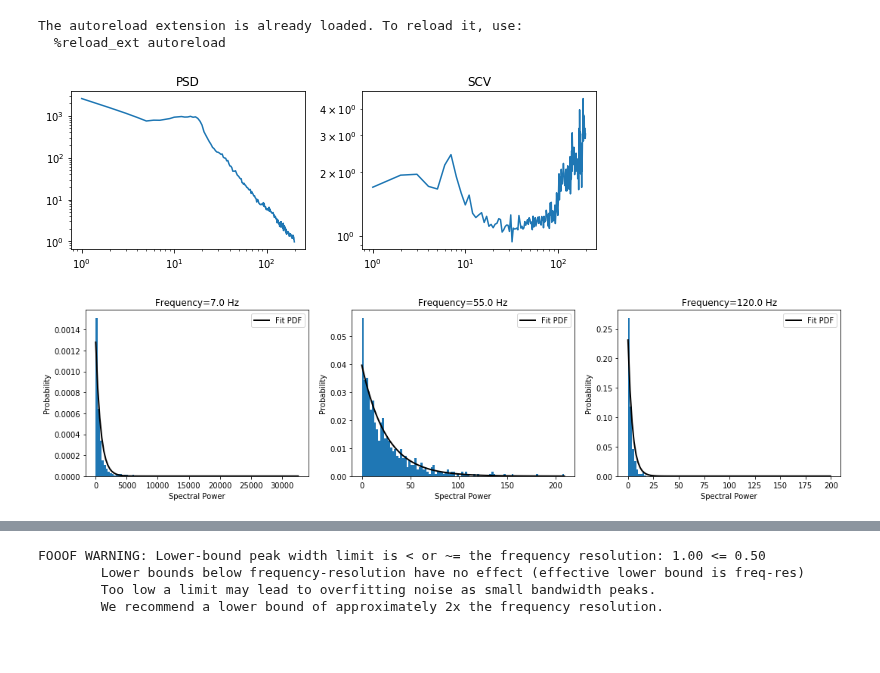
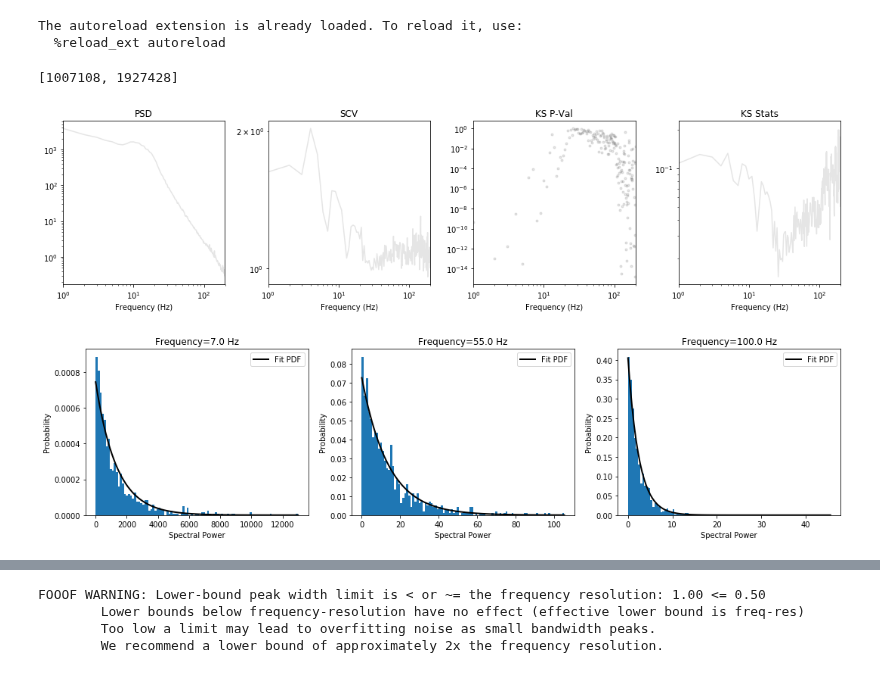
Before and after one commit to voytekresearch/SpectralCA, a Jupyter notebook: individual_notes/analysis_pipeline.ipynb, the cells around one changed output, grey strips where cells are left out. Saved outputs shown, nothing was run; the diff lists cells and outputs as text; code cells hidden in the pictures; blank space fills up the shorter version.

Commit message:
finalized pipeline for analyzing example neurotycho data

```diff
--- a/individual_notes/analysis_pipeline.ipynb
+++ b/individual_notes/analysis_pipeline.ipynb
@@ -42,14 +42,15 @@ from scv_funcs import lfpca
 #data_path ="/Users/Lauren/Data/NeuroTycho/anesthesia/20120730PF_Anesthesia+and+Sleep_Chibi_Toru+Yanagawa_mat_ECoG128/Session%d/"
 data_path ="/Users/rdgao/Documents/data/NeuroTycho/Propofol/20120730PF_Anesthesia+and+Sleep_Chibi_Toru+Yanagawa_mat_ECoG128/Session%d/"
 session = 1
-chan = [1,2,3,4] # start at 1
-chan = range(1,128)
+#chan = [0,1,2,3,4] # start at 1
+chan = range(1,129)
 
 # with specified indices
-# print(asc.get_cond(data_path, 0,1))
-indices = [0,600000]
-#indices= [0,0]
+indices = asc.get_cond(data_path, session, 2,3)
+print(indices)
 data = asc.get_ECoG(data_path, session, chan, indices)
+# %% [output]
+[1007108, 1927428]
 # %%
 # example of using LFPCA
 fs = 1000
@@ -68,27 +69,21 @@ nt_lfpca.compute_all_spectral()
 # compute KS-test fit against null exponential hypothesis
 nt_lfpca.compute_KS_expfit() # this takes a few minutes
 # %%
-# plot power histrogram of a single channel and frequency
-plot_chan = 8
-plt.figure(figsize=(8,3))
-plt.subplot(1,2,1)
-plt.loglog(nt_lfpca.f_axis, nt_lfpca.psd[plot_chan,:])
-plt.title('PSD')
-plt.subplot(1,2,2)
-plt.loglog(nt_lfpca.f_axis, nt_lfpca.scv[plot_chan,:])
-plt.title('SCV')
-plt.tight_layout()
+plot_chan = 2
 
-plot_freqs = [7,55,120]
+plt.figure(figsize=(15,4))
+nt_lfpca.plot_spectral(plot_mean=False, plot_chan=plot_chan)
+
+plot_freqs = [7,55,100]
 plt.figure(figsize=(15,4))
 for i,f in enumerate(plot_freqs):
     plt.subplot(1,3,i+1)
     nt_lfpca.plot_expfit(chan=plot_chan, freq_ind=f)
 
 plt.tight_layout()
 # %% [output]
-[figure, old version]
+[figure, new version]
-[figure, old version]
+[figure, new version]
 # %%
 # plot
 sig_alpha = 0.01
```
Also changed, not shown: parts of 4 cells of this notebook, 2 other files.
